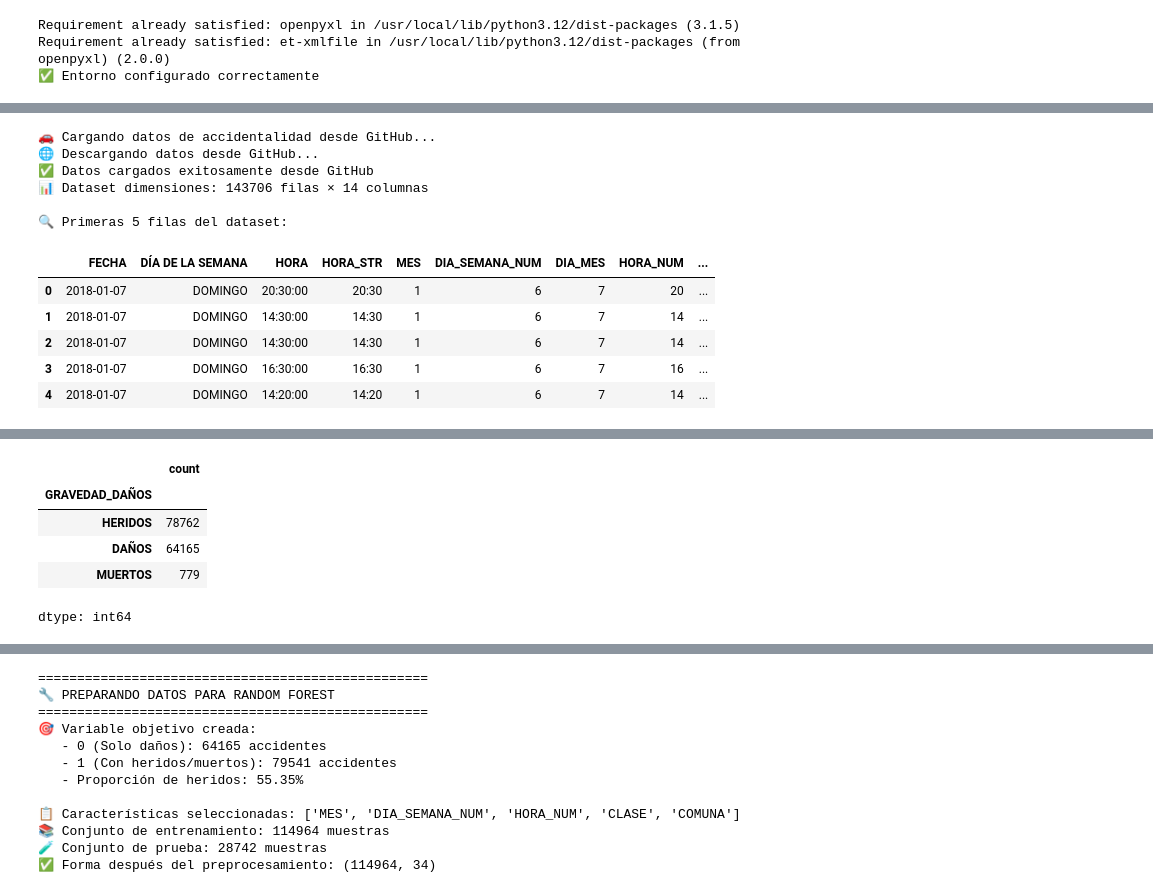
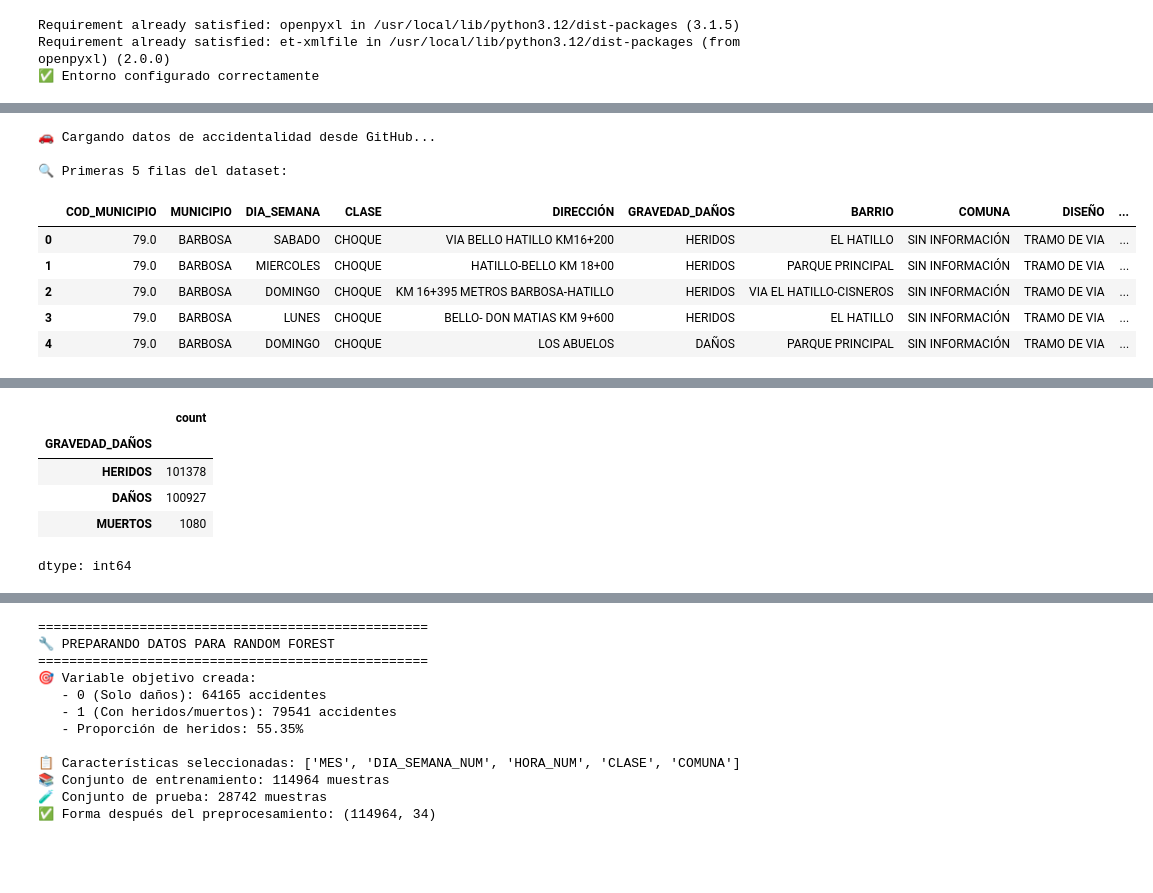
Before and after one commit to Jonathan9219/Accidentabilidad, a Jupyter notebook: Proyecto_Accidentabilidad.ipynb, the cells around one changed output, grey strips where cells are left out. Cells and saved outputs as stored; diff of their text form; code cells hidden in the pictures; blank space fills up the shorter version.

```diff
--- a/Proyecto_Accidentabilidad.ipynb
+++ b/Proyecto_Accidentabilidad.ipynb
@@ -42,0 +177,5 @@ Requirement already satisfied: et-xmlfile in /usr/local/lib/python3.12/dist-pack
+# %%
+# Convertir la columna al tipo datetime
+df['SOLO_FECHA'] = pd.to_datetime(df['SOLO_FECHA'])
+
+print(df['SOLO_FECHA'].dtype)
@@ -42,0 +213,2 @@ Requirement already satisfied: et-xmlfile in /usr/local/lib/python3.12/dist-pack
+# %%
+df = df.drop(['FECHA', 'FECHA_HORA_FINAL', 'HORA'], axis=1)
@@ -42,0 +231,13 @@ Requirement already satisfied: et-xmlfile in /usr/local/lib/python3.12/dist-pack
+# %%
+df.rename(columns={
+    'HORA_MILITAR': 'HORA_STR',
+    'GRAVEDAÑOSSADAÑOSS': 'GRAVEDAD_DAÑOS',
+    'DÍA DE LA SEMANA': 'DIA_SEMANA',
+    'SOLO_FECHA': 'FECHA',
+}, inplace=True)
+# %%
+# **A. Limpieza de Tiempos y Fechas**
+# Convertir 'FECHA' a datetime y crear nuevas variables temporales
+df['MES'] = df['FECHA'].dt.to_period('M')
+df['AÑO'] = df['FECHA'].dt.year
+df['DIA_MES'] = df['FECHA'].dt.day
@@ -43,64 +260,29 @@ Requirement already satisfied: et-xmlfile in /usr/local/lib/python3.12/dist-pack
 # %%
-# =============================================================================
-# BLOQUE 2: CARGA DE DATOS DESDE GITHUB
-# =============================================================================
-
-def cargar_datos_desde_github():
-    """
-    Carga los datos de accidentalidad directamente desde GitHub.
-
-    Returns:
-        pandas.DataFrame: Datos de accidentalidad
-    """
-    try:
-        # URL directa al archivo Excel en GitHub
-        url = "https://github.com/Jonathan9219/Accidentabilidad/raw/main/DATASETS/Proyecto_Accidentalidad_LIMPIO.xlsx"
-
-        print("🌐 Descargando datos desde GitHub...")
-
-        # Descargar el archivo
-        response = requests.get(url)
-        response.raise_for_status()
-
-        # Leer el archivo Excel
-        data = pd.read_excel(BytesIO(response.content))
-
-        print("✅ Datos cargados exitosamente desde GitHub")
-        print(f"📊 Dataset dimensiones: {data.shape[0]} filas × {data.shape[1]} columnas")
-
-        return data
-
-    except Exception as e:
-        print(f"❌ Error al cargar datos desde GitHub: {e}")
-        return None
 
 # Ejecutar carga de datos
 print("🚗 Cargando datos de accidentalidad desde GitHub...")
-df_accidentalidad = cargar_datos_desde_github()
+df_accidentalidad = df.copy()
 
 if df_accidentalidad is not None:
     print("\n🔍 Primeras 5 filas del dataset:")
     display(df_accidentalidad.head())
 
     print("\n📋 Información del dataset:")
     print(df_accidentalidad.info())
 
     print("\n🎯 Distribución de GRAVEDAD_DAÑOS:")
     display(df_accidentalidad['GRAVEDAD_DAÑOS'].value_counts())
 else:
     print("❌ No se pudieron cargar los datos. El análisis no puede continuar.")
 # %% [output]
 🚗 Cargando datos de accidentalidad desde GitHub...
-🌐 Descargando datos desde GitHub...
-✅ Datos cargados exitosamente desde GitHub
-📊 Dataset dimensiones: 143706 filas × 14 columnas
 
 🔍 Primeras 5 filas del dataset:
-|  | FECHA | DÍA DE LA SEMANA | HORA | HORA_STR | MES | DIA_SEMANA_NUM | DIA_MES | HORA_NUM | ... |
-| 0 | 2018-01-07 | DOMINGO | 20:30:00 | 20:30 | 1 | 6 | 7 | 20 | ... |
-| 1 | 2018-01-07 | DOMINGO | 14:30:00 | 14:30 | 1 | 6 | 7 | 14 | ... |
-| 2 | 2018-01-07 | DOMINGO | 14:30:00 | 14:30 | 1 | 6 | 7 | 14 | ... |
-| 3 | 2018-01-07 | DOMINGO | 16:30:00 | 16:30 | 1 | 6 | 7 | 16 | ... |
-| 4 | 2018-01-07 | DOMINGO | 14:20:00 | 14:20 | 1 | 6 | 7 | 14 | ... |
+|  | COD_MUNICIPIO | MUNICIPIO | DIA_SEMANA | CLASE | DIRECCIÓN | GRAVEDAD_DAÑOS | BARRIO | COMUNA | DISEÑO | ... |
+| 0 | 79.0 | BARBOSA | SABADO | CHOQUE | VIA BELLO HATILLO KM16+200 | HERIDOS | EL HATILLO | SIN INFORMACIÓN | TRAMO DE VIA | ... |
+| 1 | 79.0 | BARBOSA | MIERCOLES | CHOQUE | HATILLO-BELLO KM 18+00 | HERIDOS | PARQUE PRINCIPAL | SIN INFORMACIÓN | TRAMO DE VIA | ... |
+| 2 | 79.0 | BARBOSA | DOMINGO | CHOQUE | KM 16+395 METROS BARBOSA-HATILLO | HERIDOS | VIA EL HATILLO-CISNEROS | SIN INFORMACIÓN | TRAMO DE VIA | ... |
+| 3 | 79.0 | BARBOSA | LUNES | CHOQUE | BELLO- DON MATIAS KM 9+600 | HERIDOS | EL HATILLO | SIN INFORMACIÓN | TRAMO DE VIA | ... |
+| 4 | 79.0 | BARBOSA | DOMINGO | CHOQUE | LOS ABUELOS | DAÑOS | PARQUE PRINCIPAL | SIN INFORMACIÓN | TRAMO DE VIA | ... |
 📋 Información del dataset:
 <class 'pandas.core.frame.DataFrame'>
@@ -121,9 +303,9 @@ None
 🎯 Distribución de GRAVEDAD_DAÑOS:
 |  | count |
 | GRAVEDAD_DAÑOS |  |
-| HERIDOS | 78762 |
-| DAÑOS | 64165 |
-| MUERTOS | 779 |
+| HERIDOS | 101378 |
+| DAÑOS | 100927 |
+| MUERTOS | 1080 |
 dtype: int64
 # %%
 # =============================================================================
```
Also changed, not shown: parts of 15 cells of this notebook.
